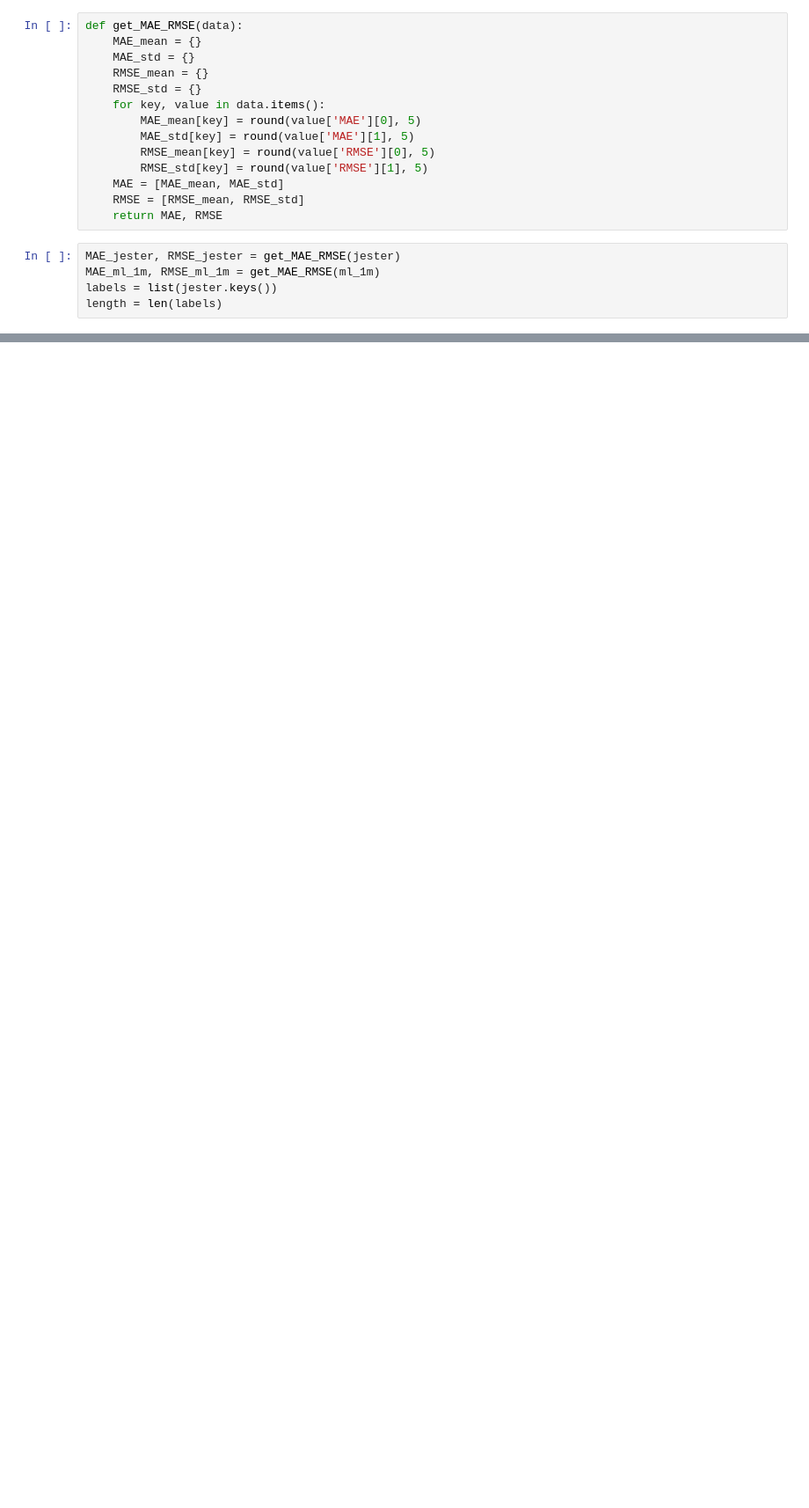
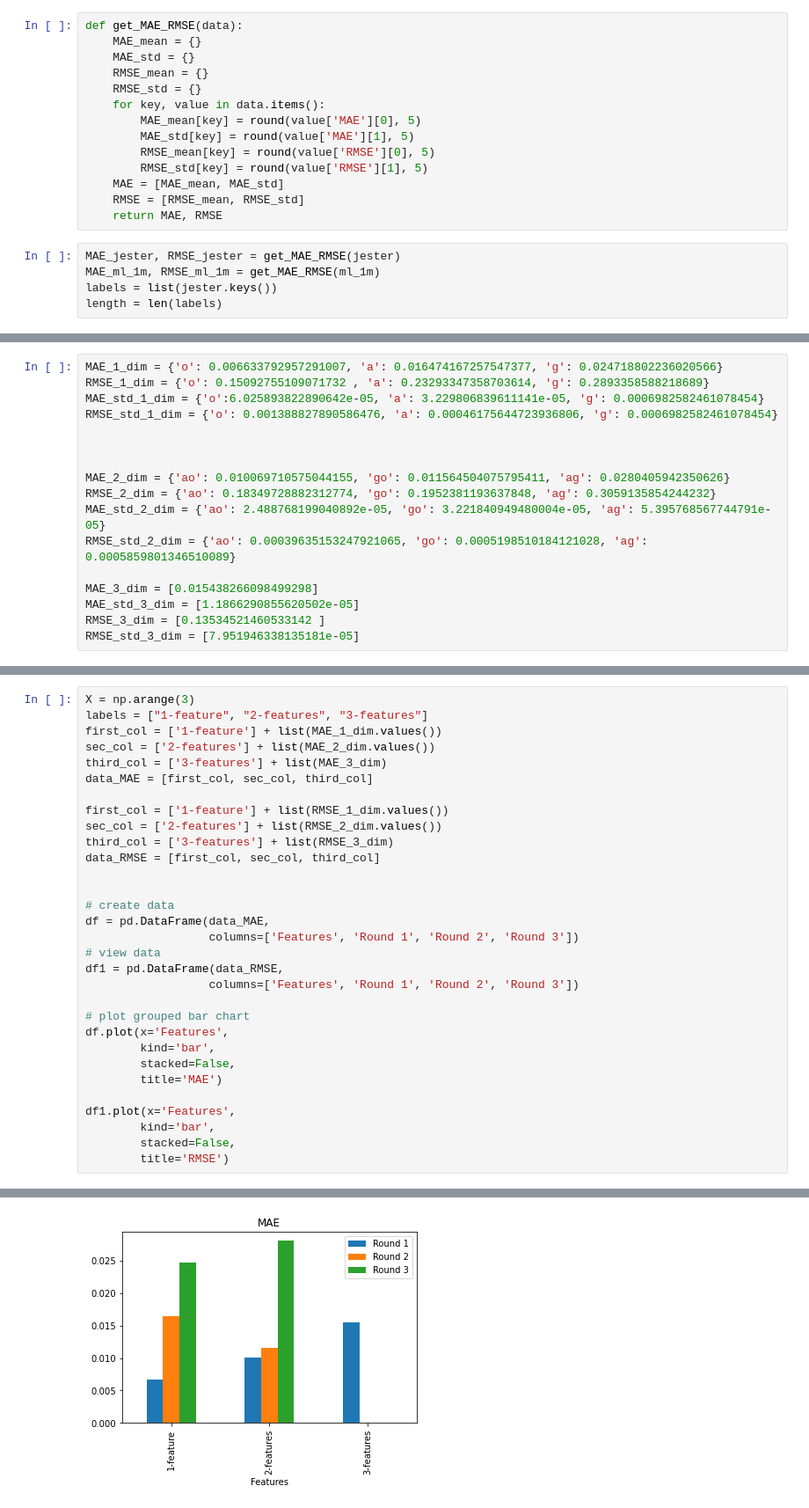
Before and after one commit to tungnguyen1234/LLI-Recommender-System, a Jupyter notebook: visualization/Plot_UC.ipynb, the cells around one changed output, grey strips where cells are left out. Shown: that part at 88% size. Drawn from its saved outputs; the diff is of its cells as text; blank space fills up the shorter version.

```diff
--- a/visualization/Plot_UC.ipynb
+++ b/visualization/Plot_UC.ipynb
@@ -102,0 +348,17 @@ NameError: name 'arr' is not defined
+# %%
+MAE_1_dim = {'o': 0.006633792957291007, 'a': 0.016474167257547377, 'g': 0.024718802236020566}
+RMSE_1_dim = {'o': 0.15092755109071732 , 'a': 0.23293347358703614, 'g': 0.2893358588218689}
+MAE_std_1_dim = {'o':6.025893822890642e-05, 'a': 3.229806839611141e-05, 'g': 0.0006982582461078454}
+RMSE_std_1_dim = {'o': 0.001388827890586476, 'a': 0.00046175644723936806, 'g': 0.0006982582461078454}
+
+
+
+MAE_2_dim = {'ao': 0.010069710575044155, 'go': 0.011564504075795411, 'ag': 0.0280405942350626}
+RMSE_2_dim = {'ao': 0.18349728882312774, 'go': 0.1952381193637848, 'ag': 0.3059135854244232}
+MAE_std_2_dim = {'ao': 2.488768199040892e-05, 'go': 3.221840949480004e-05, 'ag': 5.395768567744791e-05}
+RMSE_std_2_dim = {'ao': 0.00039635153247921065, 'go': 0.0005198510184121028, 'ag': 0.0005859801346510089}
+
+MAE_3_dim = [0.015438266098499298]
+MAE_std_3_dim = [1.1866290855620502e-05]
+RMSE_3_dim = [0.13534521460533142 ]
+RMSE_std_3_dim = [7.951946338135181e-05]
@@ -102,0 +418,32 @@ NameError: name 'arr' is not defined
+# %%
+X = np.arange(3)
+labels = ["1-feature", "2-features", "3-features"]
+first_col = ['1-feature'] + list(MAE_1_dim.values())
+sec_col = ['2-features'] + list(MAE_2_dim.values())
+third_col = ['3-features'] + list(MAE_3_dim)
+data_MAE = [first_col, sec_col, third_col]
+
+first_col = ['1-feature'] + list(RMSE_1_dim.values())
+sec_col = ['2-features'] + list(RMSE_2_dim.values())
+third_col = ['3-features'] + list(RMSE_3_dim)
+data_RMSE = [first_col, sec_col, third_col]
+
+
+# create data
+df = pd.DataFrame(data_MAE,
+                  columns=['Features', 'Round 1', 'Round 2', 'Round 3'])
+# view data
+df1 = pd.DataFrame(data_RMSE,
+                  columns=['Features', 'Round 1', 'Round 2', 'Round 3'])
+
+# plot grouped bar chart
+df.plot(x='Features',
+        kind='bar',
+        stacked=False,
+        title='MAE')
+
+df1.plot(x='Features',
+        kind='bar',
+        stacked=False,
+        title='RMSE')
+# %% [output]
@@ -102,0 +451 @@ NameError: name 'arr' is not defined
+[figure, added]
```
Also changed, not shown: parts of 28 cells of this notebook, 9 other files.
